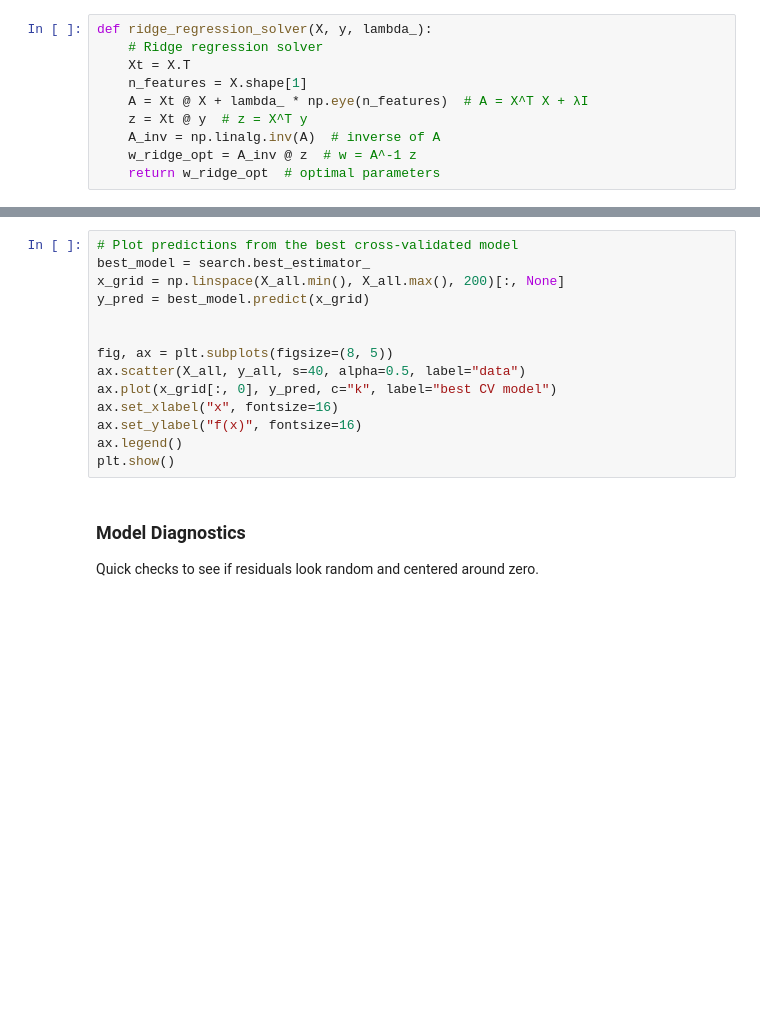
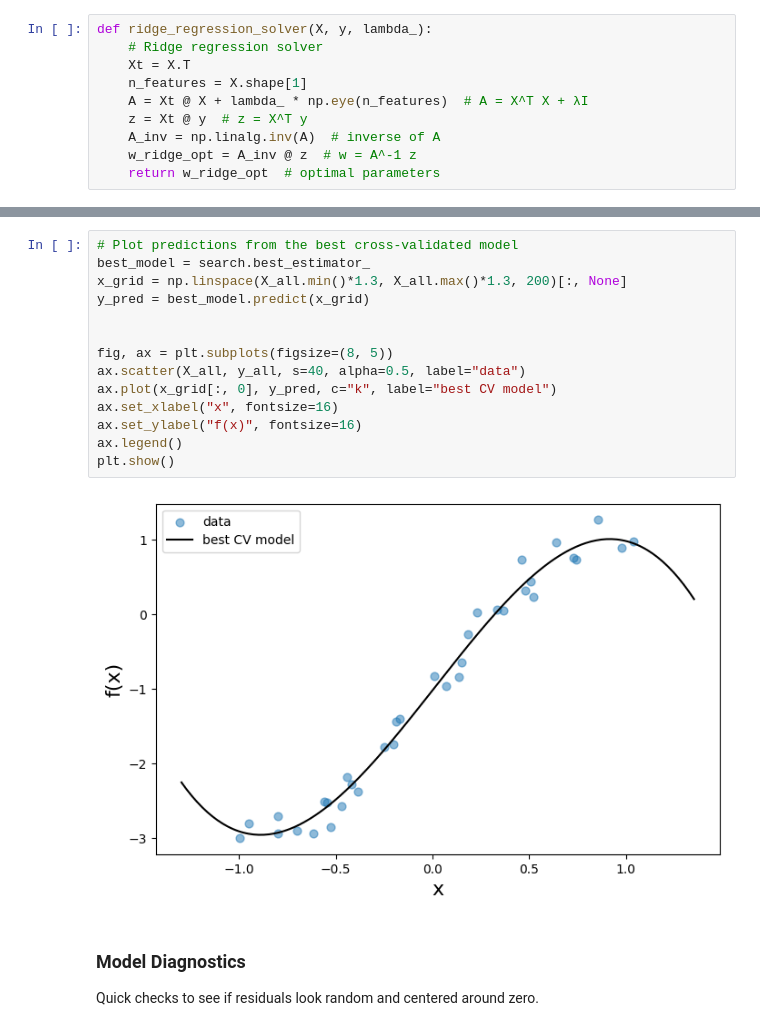
Before and after one commit to ChemAI-Lab/AI4Chem, a Jupyter notebook: website/modules/01-linear_models.ipynb, the cells around one changed output, grey strips where cells are left out. Drawn from its saved outputs; the diff is of its cells as text; blank space fills up the shorter version.

```diff
--- a/website/modules/01-linear_models.ipynb
+++ b/website/modules/01-linear_models.ipynb
@@ -473,17 +555,19 @@ print("intercept:", b)
 # %%
 # Plot predictions from the best cross-validated model
 best_model = search.best_estimator_
-x_grid = np.linspace(X_all.min(), X_all.max(), 200)[:, None]
+x_grid = np.linspace(X_all.min()*1.3, X_all.max()*1.3, 200)[:, None]
 y_pred = best_model.predict(x_grid)
 
 
 fig, ax = plt.subplots(figsize=(8, 5))
 ax.scatter(X_all, y_all, s=40, alpha=0.5, label="data")
 ax.plot(x_grid[:, 0], y_pred, c="k", label="best CV model")
 ax.set_xlabel("x", fontsize=16)
 ax.set_ylabel("f(x)", fontsize=16)
 ax.legend()
 plt.show()
+# %% [output]
+[figure, added]
 # %% [markdown]
 ### Model Diagnostics
 Quick checks to see if residuals look random and centered around zero.
```
Also changed, not shown: parts of 21 cells of this notebook, 3 other files.
